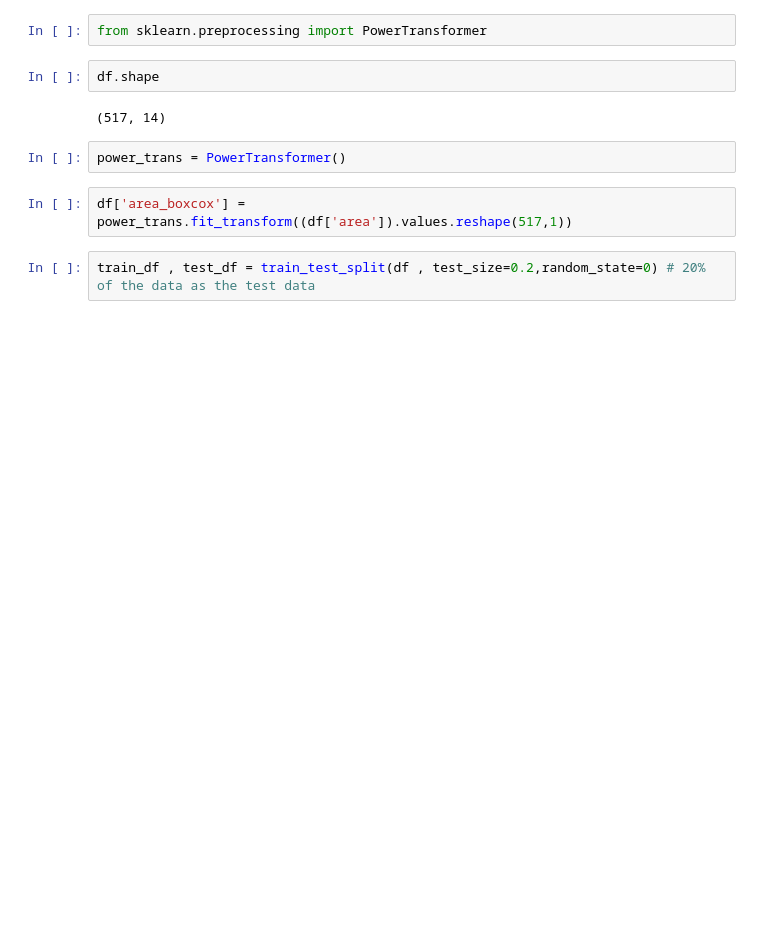
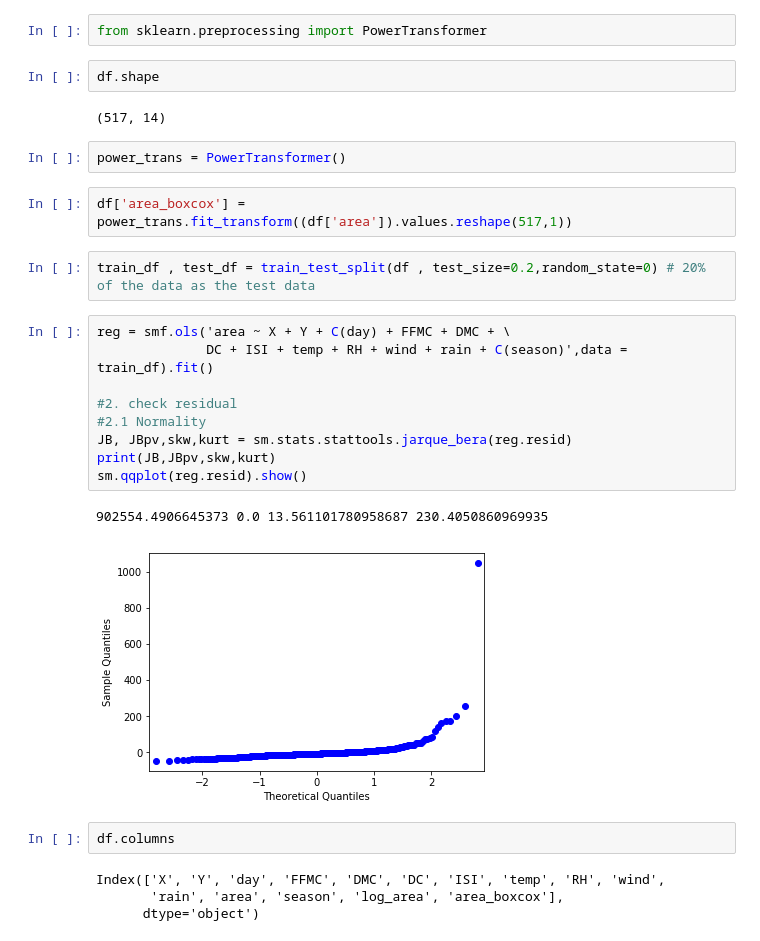
Before and after one commit to nithish08/forestfires, a Jupyter notebook: src/NB_Exploration.ipynb, the cells around one changed output. Cells and saved outputs as stored; diff of their text form; blank space fills up the shorter version.

```diff
--- a/src/NB_Exploration.ipynb
+++ b/src/NB_Exploration.ipynb
@@ -305,3 +318,21 @@ power_trans = PowerTransformer()
 df['area_boxcox'] = power_trans.fit_transform((df['area']).values.reshape(517,1))
 # %%
 train_df , test_df = train_test_split(df , test_size=0.2,random_state=0) # 20% of the data as the test data
+# %%
+reg = smf.ols('area ~ X + Y + C(day) + FFMC + DMC + \
+              DC + ISI + temp + RH + wind + rain + C(season)',data = train_df).fit()
+
+#2. check residual
+#2.1 Normality
+JB, JBpv,skw,kurt = sm.stats.stattools.jarque_bera(reg.resid)
+print(JB,JBpv,skw,kurt)
+sm.qqplot(reg.resid).show()
+# %% [output]
+902554.4906645373 0.0 13.561101780958687 230.4050860969935
+[figure, added]
+# %%
+df.columns
+# %% [output]
+Index(['X', 'Y', 'day', 'FFMC', 'DMC', 'DC', 'ISI', 'temp', 'RH', 'wind',
+       'rain', 'area', 'season', 'log_area', 'area_boxcox'],
+      dtype='object')
```
Also changed, not shown: parts of 81 cells of this notebook.
